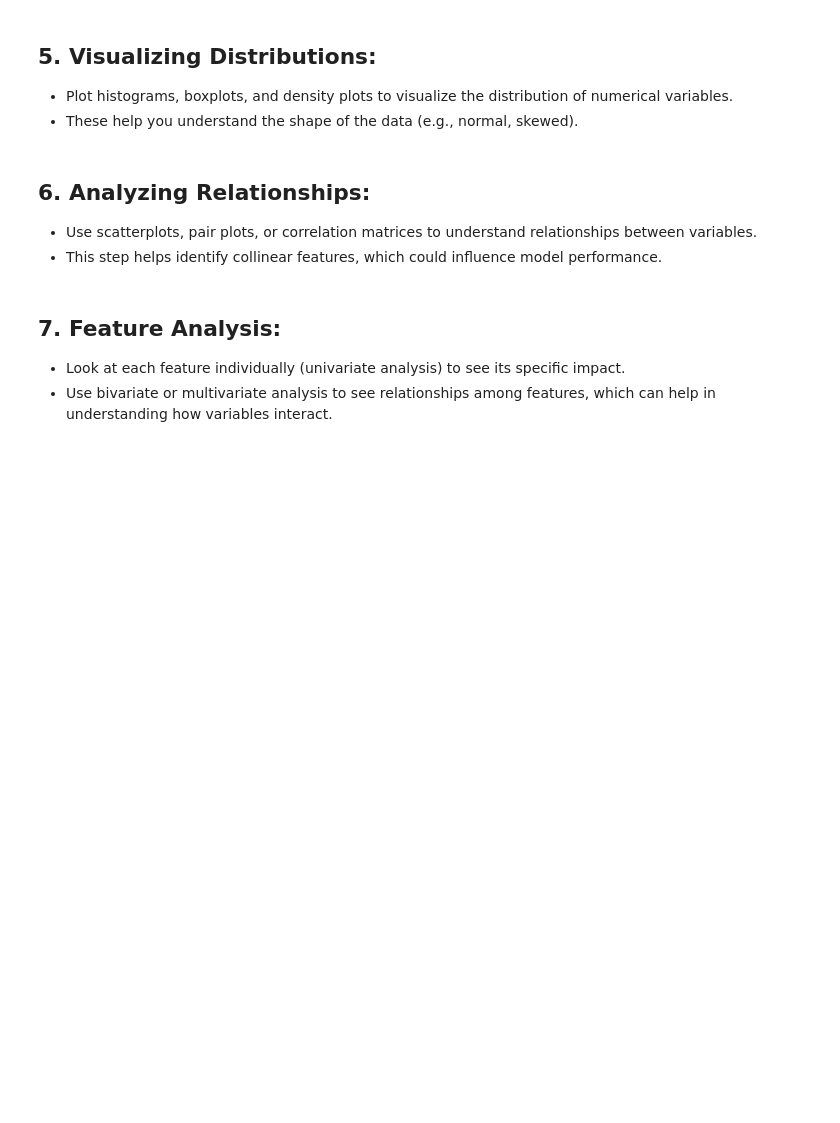
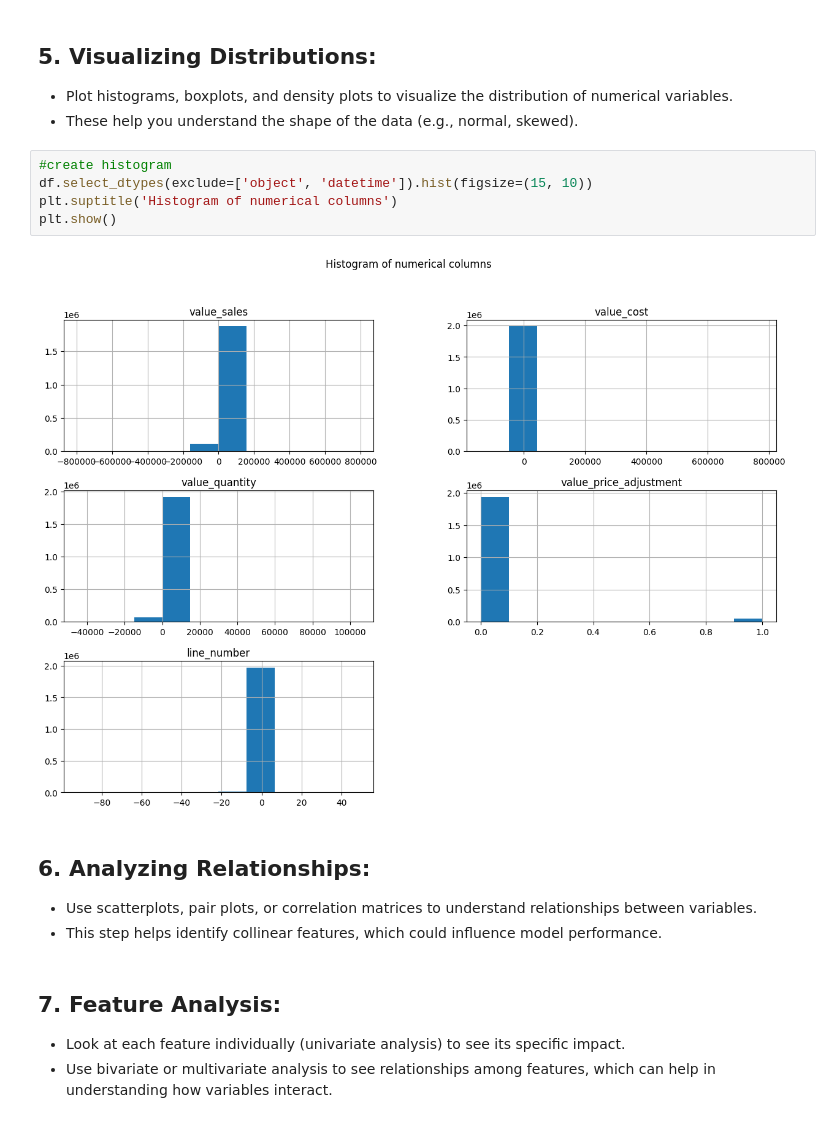
Before and after one commit to C4PT41N4545/BUSA8000-LuminaTech_Analytics_Project, a Jupyter notebook: notebooks/exploratory_analysis.ipynb, the cells around one changed output. Saved outputs shown, nothing was run; the diff lists cells and outputs as text; blank space fills up the shorter version.

```diff
--- a/notebooks/exploratory_analysis.ipynb
+++ b/notebooks/exploratory_analysis.ipynb
@@ -176,6 +383,13 @@ rows: 1,988,382 | columns: 41
 
 - Plot histograms, boxplots, and density plots to visualize the distribution of numerical variables.
 - These help you understand the shape of the data (e.g., normal, skewed).
+# %%
+#create histogram
+df.select_dtypes(exclude=['object', 'datetime']).hist(figsize=(15, 10))
+plt.suptitle('Histogram of numerical columns')
+plt.show()
+# %% [output]
+[figure, added]
 # %% [markdown]
 ## 6. Analyzing Relationships:
 
```
Also changed, not shown: parts of 17 cells of this notebook.
